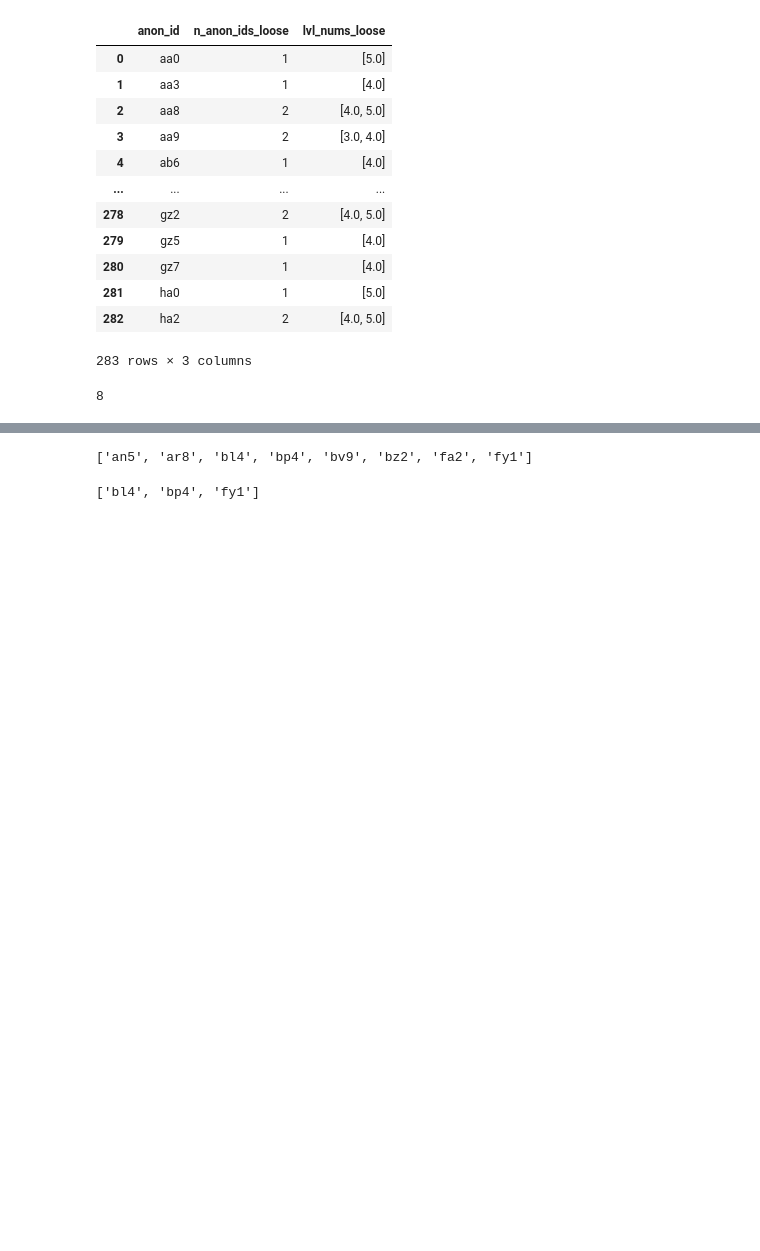
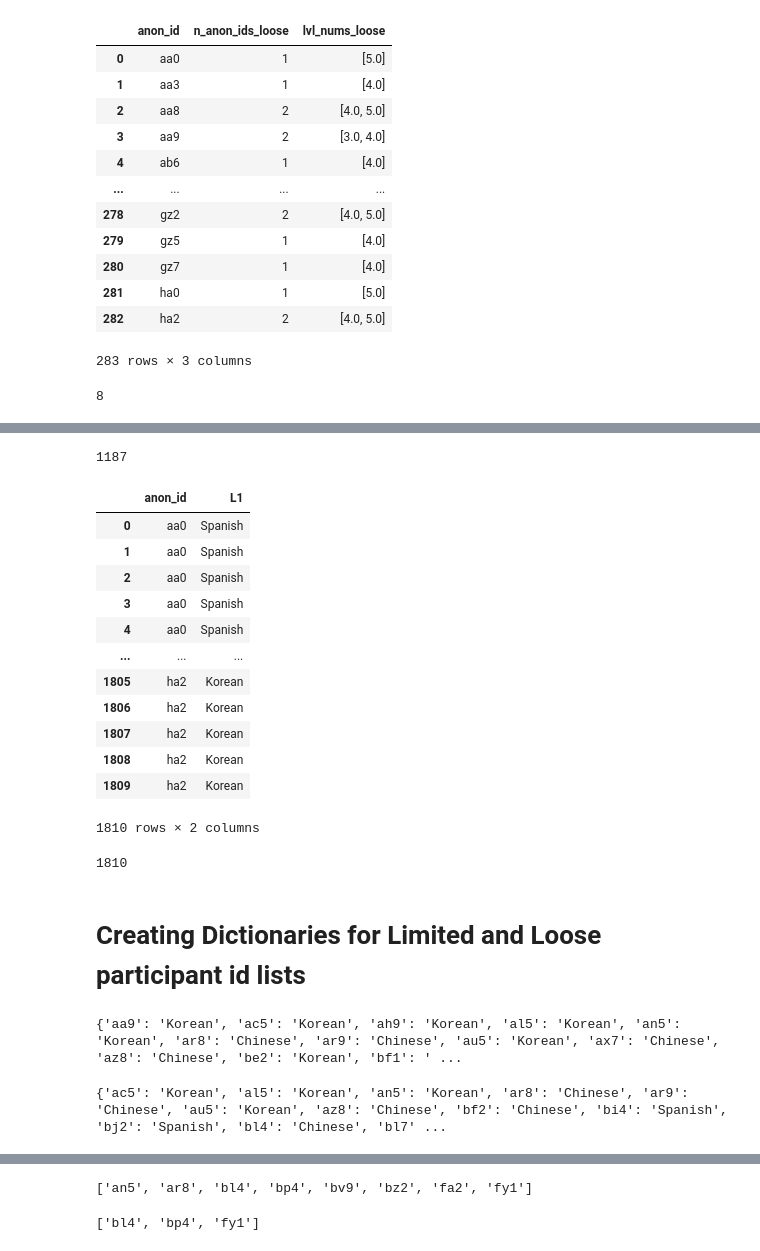
Before and after one commit to mencer456/LRDC-Research, a Jupyter notebook: LRDC-data-analysis.ipynb, the cells around one changed output, grey strips where cells are left out. Saved outputs shown, nothing was run; the diff lists cells and outputs as text; code cells hidden in the pictures; blank space fills up the shorter version.

```diff
--- a/LRDC-data-analysis.ipynb
+++ b/LRDC-data-analysis.ipynb
@@ -641,0 +817,38 @@ len(all_three_loose)
+# %%
+# gathers anon_ids of limited to use in the binary search as the index
+anon_lim=[]
+for i in sorted_lim.anon_id:
+    anon_lim.append(i)
+len(anon_lim)
+# %% [output]
+1187
+# %%
+# df for loose
+newloose=dropped_loose.drop(columns='level_id') #this gives us only the id and language columns
+
+sorted_loose=newloose.sort_values(by=['anon_id']).reset_index(drop=True).dropna() #sorts the ids by alphabetical order
+sorted_loose
+# %% [output]
+|  | anon_id | L1 |
+| 0 | aa0 | Spanish |
+| 1 | aa0 | Spanish |
+| 2 | aa0 | Spanish |
+| 3 | aa0 | Spanish |
+| 4 | aa0 | Spanish |
+| ... | ... | ... |
+| 1805 | ha2 | Korean |
+| 1806 | ha2 | Korean |
+| 1807 | ha2 | Korean |
+| 1808 | ha2 | Korean |
+| 1809 | ha2 | Korean |
+1810 rows × 2 columns
+# %%
+# gathers anon_ids of limited to use in the binary search as the index
+anon_loose=[]
+for i in sorted_loose.anon_id:
+    anon_loose.append(i)
+len(anon_loose)
+# %% [output]
+1810
+# %% [markdown]
+# Creating Dictionaries for Limited and Loose participant id lists
@@ -641,0 +862,26 @@ len(all_three_loose)
+# %%
+# gathers anon_ids and their native language for LIMITED LEVELS 3 AND 4
+count=0
+lang_dict_in34lim={} #creates a dictionary where we can store the anon_id as the key and the language as the definition
+for i in in34_lim:
+    df_index=binarySearchArr(anon_lim,i) #utilizing binary search
+    key=sorted_lim.at[df_index,'anon_id'] #adding the anon_id as a key
+    val=sorted_lim.at[df_index,'L1'] #adding the language as the definition of that anon_ids
+    if key not in lang_dict_in34lim.keys():#to account for duplicate entires. if the anon_id is not already a key, it will be added
+        lang_dict_in34lim.update({key: val})
+print(lang_dict_in34lim)
+# %% [output]
+{'aa9': 'Korean', 'ac5': 'Korean', 'ah9': 'Korean', 'al5': 'Korean', 'an5': 'Korean', 'ar8': 'Chinese', 'ar9': 'Chinese', 'au5': 'Korean', 'ax7': 'Chinese', 'az8': 'Chinese', 'be2': 'Korean', 'bf1': ' ...
+# %%
+# gathers anon_ids and their native language for LIMITED LEVELS 4 AND 5
+count=0
+lang_dict_in45lim={} #creates a dictionary where we can store the anon_id as the key and the language as the definition
+for i in in45_lim:
+    df_index=binarySearchArr(anon_lim,i) #utilizing binary search
+    key=sorted_lim.at[df_index,'anon_id'] #adding the anon_id as a key
+    val=sorted_lim.at[df_index,'L1'] #adding the language as the definition of that anon_ids
+    if key not in lang_dict_in45lim.keys():#to account for duplicate entires. if the anon_id is not already a key, it will be added
+        lang_dict_in45lim.update({key: val})
+print(lang_dict_in45lim)
+# %% [output]
+{'ac5': 'Korean', 'al5': 'Korean', 'an5': 'Korean', 'ar8': 'Chinese', 'ar9': 'Chinese', 'au5': 'Korean', 'az8': 'Chinese', 'bf2': 'Chinese', 'bi4': 'Spanish', 'bj2': 'Spanish', 'bl4': 'Chinese', 'bl7' ...
```
Also changed, not shown: parts of 19 cells of this notebook.
